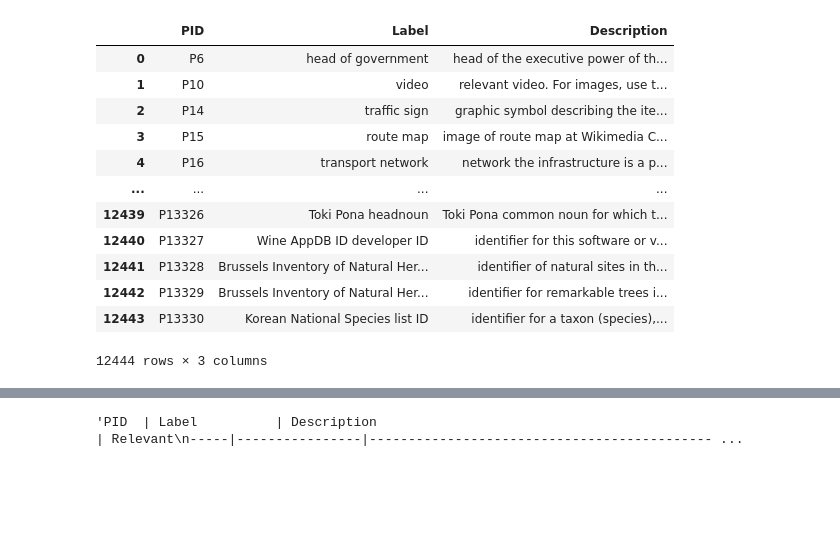
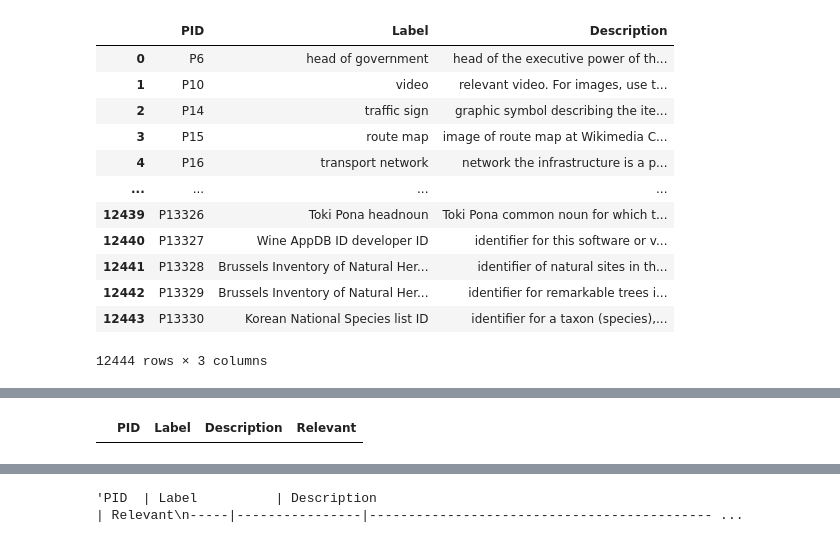
Before and after one commit to nishtha-r11/Knowledge_Graph, a Jupyter notebook: PID_LLM.ipynb, the cells around one changed output, grey strips where cells are left out. Cells and saved outputs as stored; diff of their text form; code cells hidden in the pictures; blank space fills up the shorter version.

```diff
--- a/PID_LLM.ipynb
+++ b/PID_LLM.ipynb
@@ -206,0 +208,4 @@ P14 is "traffic sign." This seems less likely to relate to influential people or
+# %%
+temp_df
+# %% [output]
+|  | PID | Label | Description | Relevant |
```
Also changed, not shown: parts of 3 cells of this notebook.
